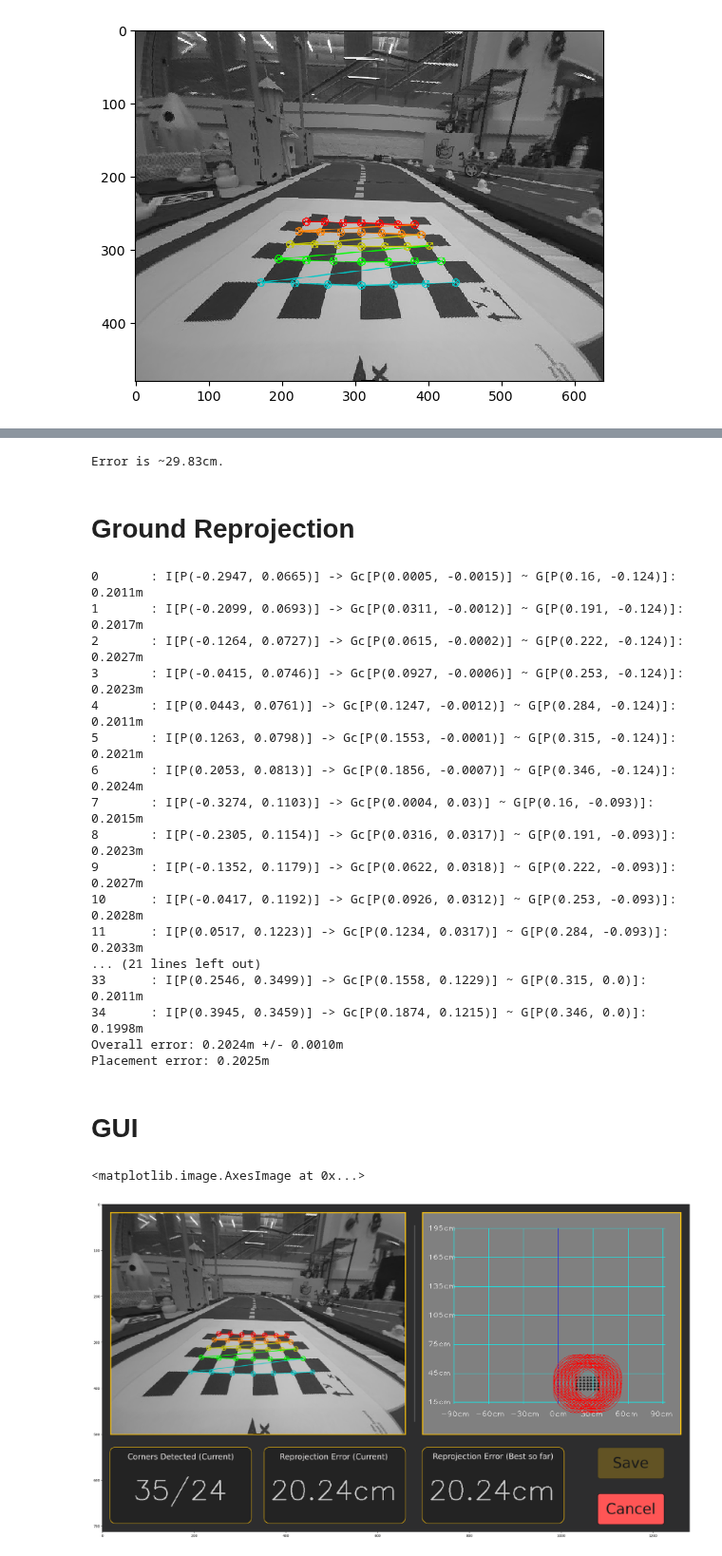
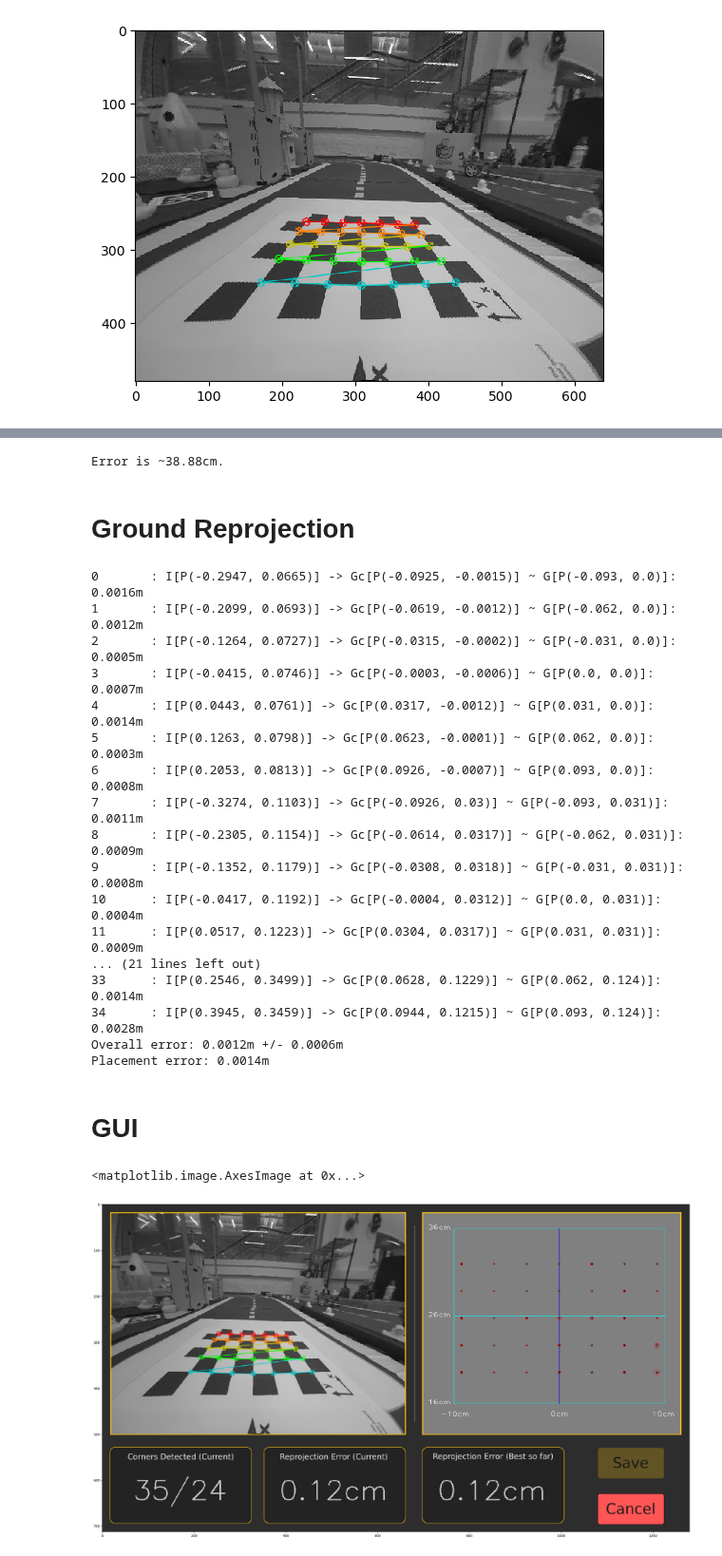
Before and after one commit to duckietown/lib-dt-computer-vision, a Jupyter notebook: notebooks/20-extrinsics-calibration.ipynb, the cells around one changed output, grey strips where cells are left out. Shown at 95% size. Drawn from its saved outputs; the diff is of its cells as text; code cells hidden in the pictures.

```diff
--- a/notebooks/20-extrinsics-calibration.ipynb
+++ b/notebooks/20-extrinsics-calibration.ipynb
@@ -55,7 +55,7 @@ plt.imshow(rectified)
 [figure]
 # %%
 # find corners
-corners: List[Pixel] = find_corners(image_rect, board)
+corners: List[Pixel] = find_corners(image_rect, board, camera)
 print(f"Found {len(corners)} corners.")
 assert len(corners) == (board.columns) * (board.rows)
 # %% [output]
@@ -70,9 +70,10 @@ plt.imshow(image_w_corners_rgb)
 [figure]
 # %%
 # estimate homography
-from dt_computer_vision.camera.calibration.extrinsics.ransac import estimate_homography
+from dt_computer_vision.camera.calibration.extrinsics.ransac import (
+    estimate_homography
+)
 
-H = estimate_homography(corners, board, camera)
-
+H = estimate_homography(corners, board, camera, ReferenceFrame.ROBOT)
 print(H)
 # %% [output]
@@ -108,14 +111,15 @@ print(f"Error is ~{pp_error * 100:.2f}cm.")
 # make sure the error is within 3cm
 # assert pp_error <= 0.03
 # %% [output]
-Error is ~29.83cm.
+Error is ~38.88cm.
 # %% [markdown]
 # Ground Reprojection
 # %%
 from typing import List
-from dt_computer_vision.camera.calibration.extrinsics.chessboard import get_ground_corners_and_error, compute_placement_error
 
 from dt_computer_vision.camera import NormalizedImagePoint
+from dt_computer_vision.camera.calibration.extrinsics.chessboard \
+    import get_ground_corners_and_error, compute_placement_error
 from dt_computer_vision.ground_projection import GroundPoint
 
 image_corners: List[NormalizedImagePoint]
@@ -123,11 +127,15 @@ ground_corners: List[GroundPoint]
 ground_corners_projected: List[GroundPoint]
 errors: List[float]
 
-image_corners, ground_corners, ground_corners_projected, errors = get_ground_corners_and_error(camera, corners, board, H)
+image_corners, ground_corners, ground_corners_projected, errors = (
+    get_ground_corners_and_error(camera, corners, board, H)
+)
 
-for i, (image_corner, ground_corner, ground_corner_projected, error) in enumerate(zip(image_corners, ground_corners, ground_corners_projected, errors)):
+for i in range(len(image_corners)):
     # print out (image point, ground computed, and ground oracle) points
-    print(f"{i}\t: I[{image_corner}] -> Gc[{ground_corner_projected}] ~ G[{ground_corner}]: {float(error):.4f}m")
+    print(f"{i}\t: I[{image_corners[i]}] -> "
+          f"Gc[{ground_corners_projected[i]}] ~ "
+          f"G[{ground_corners[i]}]: {float(errors[i]):.4f}m")
 
 # compute average error
 avg_error = np.average(errors)
@@ -135,26 +143,27 @@ std_error = np.std(errors)
 print(f"Overall error: {avg_error:.4f}m +/- {std_error:.4f}m")
 
 # find all corners that are on the X and Y axis of the calibration pattern (the lines partitioning the board into 4 equal quadrants)
-placement_error: float = compute_placement_error(corners, board, errors)
+placement_error: float = compute_placement_error(corners, board,
+                                                 errors)
 print(f"Placement error: {placement_error:.4f}m")
 # %% [output]
-0       : I[P(-0.2947, 0.0665)] -> Gc[P(0.0005, -0.0015)] ~ G[P(0.16, -0.124)]: 0.2011m
-1       : I[P(-0.2099, 0.0693)] -> Gc[P(0.0311, -0.0012)] ~ G[P(0.191, -0.124)]: 0.2017m
-2       : I[P(-0.1264, 0.0727)] -> Gc[P(0.0615, -0.0002)] ~ G[P(0.222, -0.124)]: 0.2027m
-3       : I[P(-0.0415, 0.0746)] -> Gc[P(0.0927, -0.0006)] ~ G[P(0.253, -0.124)]: 0.2023m
-4       : I[P(0.0443, 0.0761)] -> Gc[P(0.1247, -0.0012)] ~ G[P(0.284, -0.124)]: 0.2011m
-5       : I[P(0.1263, 0.0798)] -> Gc[P(0.1553, -0.0001)] ~ G[P(0.315, -0.124)]: 0.2021m
-6       : I[P(0.2053, 0.0813)] -> Gc[P(0.1856, -0.0007)] ~ G[P(0.346, -0.124)]: 0.2024m
-7       : I[P(-0.3274, 0.1103)] -> Gc[P(0.0004, 0.03)] ~ G[P(0.16, -0.093)]: 0.2015m
-8       : I[P(-0.2305, 0.1154)] -> Gc[P(0.0316, 0.0317)] ~ G[P(0.191, -0.093)]: 0.2023m
-9       : I[P(-0.1352, 0.1179)] -> Gc[P(0.0622, 0.0318)] ~ G[P(0.222, -0.093)]: 0.2027m
-10      : I[P(-0.0417, 0.1192)] -> Gc[P(0.0926, 0.0312)] ~ G[P(0.253, -0.093)]: 0.2028m
-11      : I[P(0.0517, 0.1223)] -> Gc[P(0.1234, 0.0317)] ~ G[P(0.284, -0.093)]: 0.2033m
+0       : I[P(-0.2947, 0.0665)] -> Gc[P(-0.0925, -0.0015)] ~ G[P(-0.093, 0.0)]: 0.0016m
+1       : I[P(-0.2099, 0.0693)] -> Gc[P(-0.0619, -0.0012)] ~ G[P(-0.062, 0.0)]: 0.0012m
+2       : I[P(-0.1264, 0.0727)] -> Gc[P(-0.0315, -0.0002)] ~ G[P(-0.031, 0.0)]: 0.0005m
+3       : I[P(-0.0415, 0.0746)] -> Gc[P(-0.0003, -0.0006)] ~ G[P(0.0, 0.0)]: 0.0007m
+4       : I[P(0.0443, 0.0761)] -> Gc[P(0.0317, -0.0012)] ~ G[P(0.031, 0.0)]: 0.0014m
+5       : I[P(0.1263, 0.0798)] -> Gc[P(0.0623, -0.0001)] ~ G[P(0.062, 0.0)]: 0.0003m
+6       : I[P(0.2053, 0.0813)] -> Gc[P(0.0926, -0.0007)] ~ G[P(0.093, 0.0)]: 0.0008m
+7       : I[P(-0.3274, 0.1103)] -> Gc[P(-0.0926, 0.03)] ~ G[P(-0.093, 0.031)]: 0.0011m
+8       : I[P(-0.2305, 0.1154)] -> Gc[P(-0.0614, 0.0317)] ~ G[P(-0.062, 0.031)]: 0.0009m
+9       : I[P(-0.1352, 0.1179)] -> Gc[P(-0.0308, 0.0318)] ~ G[P(-0.031, 0.031)]: 0.0008m
+10      : I[P(-0.0417, 0.1192)] -> Gc[P(-0.0004, 0.0312)] ~ G[P(0.0, 0.031)]: 0.0004m
+11      : I[P(0.0517, 0.1223)] -> Gc[P(0.0304, 0.0317)] ~ G[P(0.031, 0.031)]: 0.0009m
 ... (21 lines left out)
-33      : I[P(0.2546, 0.3499)] -> Gc[P(0.1558, 0.1229)] ~ G[P(0.315, 0.0)]: 0.2011m
-34      : I[P(0.3945, 0.3459)] -> Gc[P(0.1874, 0.1215)] ~ G[P(0.346, 0.0)]: 0.1998m
-Overall error: 0.2024m +/- 0.0010m
-Placement error: 0.2025m
+33      : I[P(0.2546, 0.3499)] -> Gc[P(0.0628, 0.1229)] ~ G[P(0.062, 0.124)]: 0.0014m
+34      : I[P(0.3945, 0.3459)] -> Gc[P(0.0944, 0.1215)] ~ G[P(0.093, 0.124)]: 0.0028m
+Overall error: 0.0012m +/- 0.0006m
+Placement error: 0.0014m
 # %% [markdown]
 # GUI
 # %%
@@ -165,19 +174,19 @@ from dt_computer_vision.ground_projection.rendering import draw_grid_image
 # %%
 fig = figure(figsize=(32, 18), dpi=96)
 
 right = top_view_projected_corners(
     ground_corners,
     errors,
     (560, 480),
-    start_y=0.15,
-    resolution=0.3,
-    grid_size=6
+    start_y=0.16,
+    grid_size=2
 )
 
-gui = draw_gui(False, image_w_corners, right, len(corners), board, avg_error, avg_error)
+gui = draw_gui(False, image_w_corners, right, len(corners), board,
+               avg_error, avg_error)
 
 gui = cv2.cvtColor(gui, cv2.COLOR_BGR2RGB)
 plt.imshow(gui)
 # %% [output]
 <matplotlib.image.AxesImage at 0x...>
-[figure, old version]
+[figure, new version]
```
Also changed, not shown: parts of 4 cells of this notebook, 1 other file.
